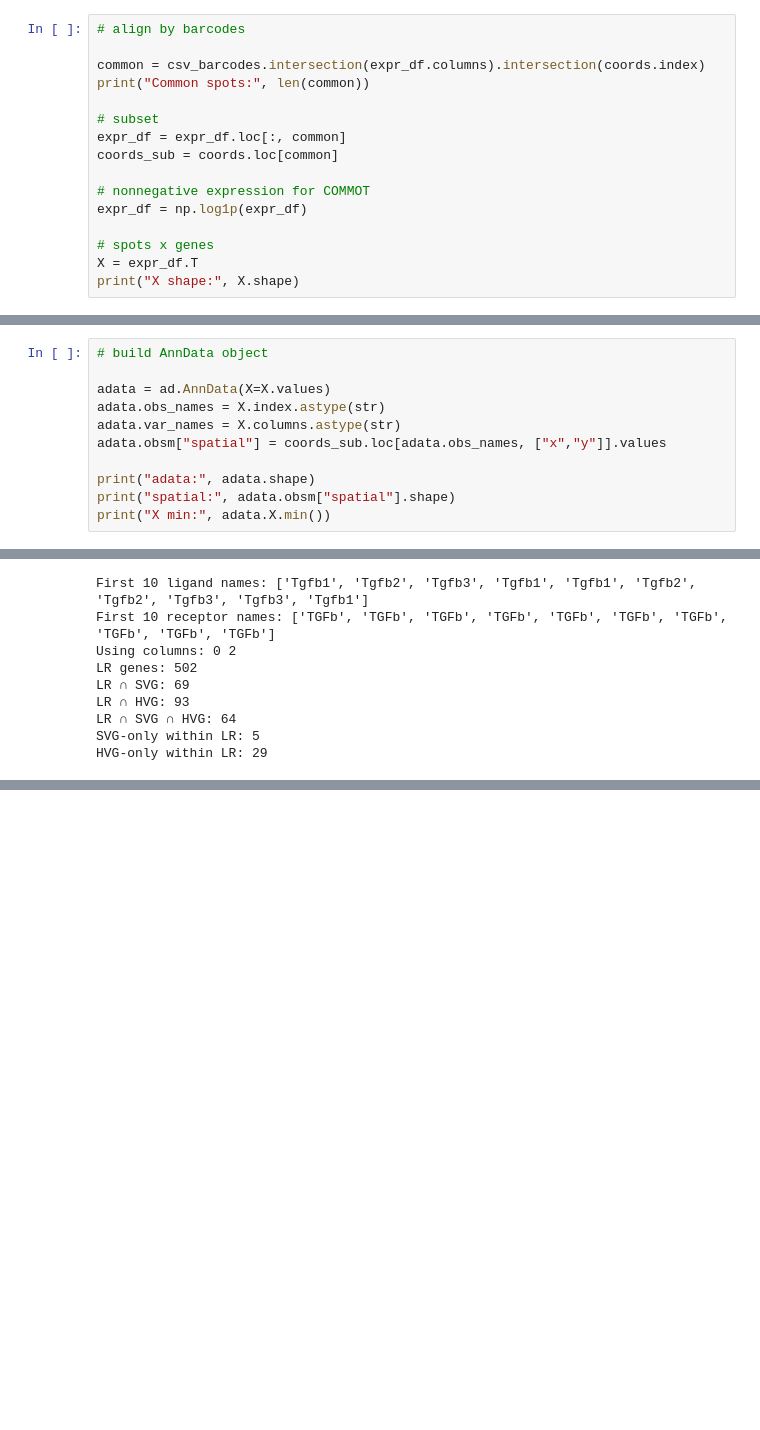
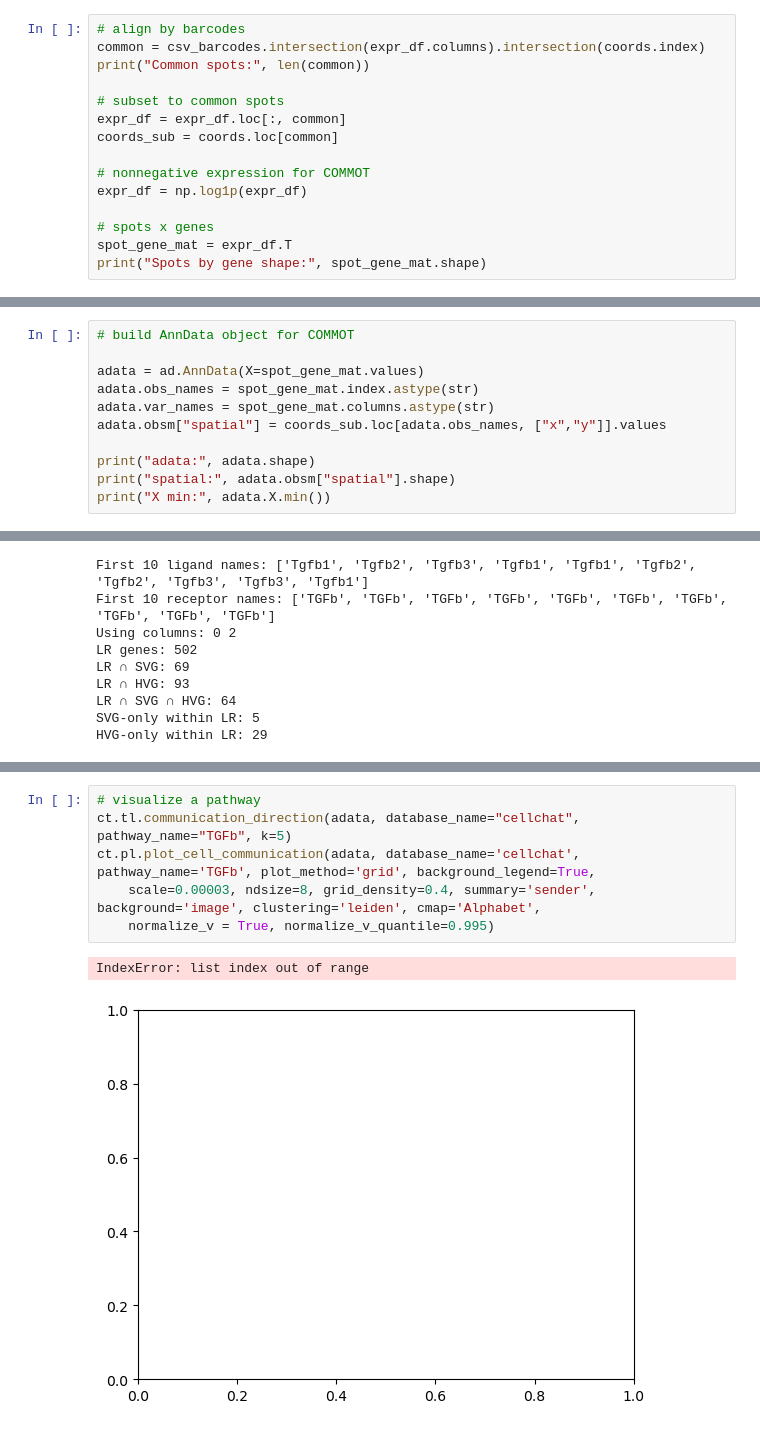
Before and after one commit to emilyekstrum/zhangLab_Rotation, a Jupyter notebook: notebooks/mouse_COMMOT.ipynb, the cells around one changed output, grey strips where cells are left out. Saved outputs shown, nothing was run; the diff lists cells and outputs as text; blank space fills up the shorter version.

```diff
--- a/notebooks/mouse_COMMOT.ipynb
+++ b/notebooks/mouse_COMMOT.ipynb
@@ -187,10 +210,9 @@ expr_df col example: ['AAACAAGTATCTCCCA-1', 'AAACAGAGCGACTCCT-1', 'AAACAGGGTCTAT
 # %%
 # align by barcodes
-
 common = csv_barcodes.intersection(expr_df.columns).intersection(coords.index)
 print("Common spots:", len(common))
 
-# subset
+# subset to common spots
 expr_df = expr_df.loc[:, common]
 coords_sub = coords.loc[common]
 
@@ -198,7 +220,7 @@ coords_sub = coords.loc[common]
 expr_df = np.log1p(expr_df)
 
 # spots x genes
-X = expr_df.T
-print("X shape:", X.shape)
+spot_gene_mat = expr_df.T
+print("Spots by gene shape:", spot_gene_mat.shape)
 # %% [output]
 Common spots: 1640
@@ -206,9 +228,9 @@ X shape: (1640, 16112)
 # %%
-# build AnnData object
+# build AnnData object for COMMOT
 
-adata = ad.AnnData(X=X.values)
-adata.obs_names = X.index.astype(str)
-adata.var_names = X.columns.astype(str)
+adata = ad.AnnData(X=spot_gene_mat.values)
+adata.obs_names = spot_gene_mat.index.astype(str)
+adata.var_names = spot_gene_mat.columns.astype(str)
 adata.obsm["spatial"] = coords_sub.loc[adata.obs_names, ["x","y"]].values
 
 print("adata:", adata.shape)
@@ -413,0 +479,9 @@ LR HVG-filtered: (261, 4)
+# %%
+# visualize a pathway
+ct.tl.communication_direction(adata, database_name="cellchat", pathway_name="TGFb", k=5)
+ct.pl.plot_cell_communication(adata, database_name='cellchat', pathway_name='TGFb', plot_method='grid', background_legend=True,
+    scale=0.00003, ndsize=8, grid_density=0.4, summary='sender', background='image', clustering='leiden', cmap='Alphabet',
+    normalize_v = True, normalize_v_quantile=0.995)
+# %% [output]
+IndexError: list index out of range
+[figure, added]
```
Also changed, not shown: parts of 25 cells of this notebook.
